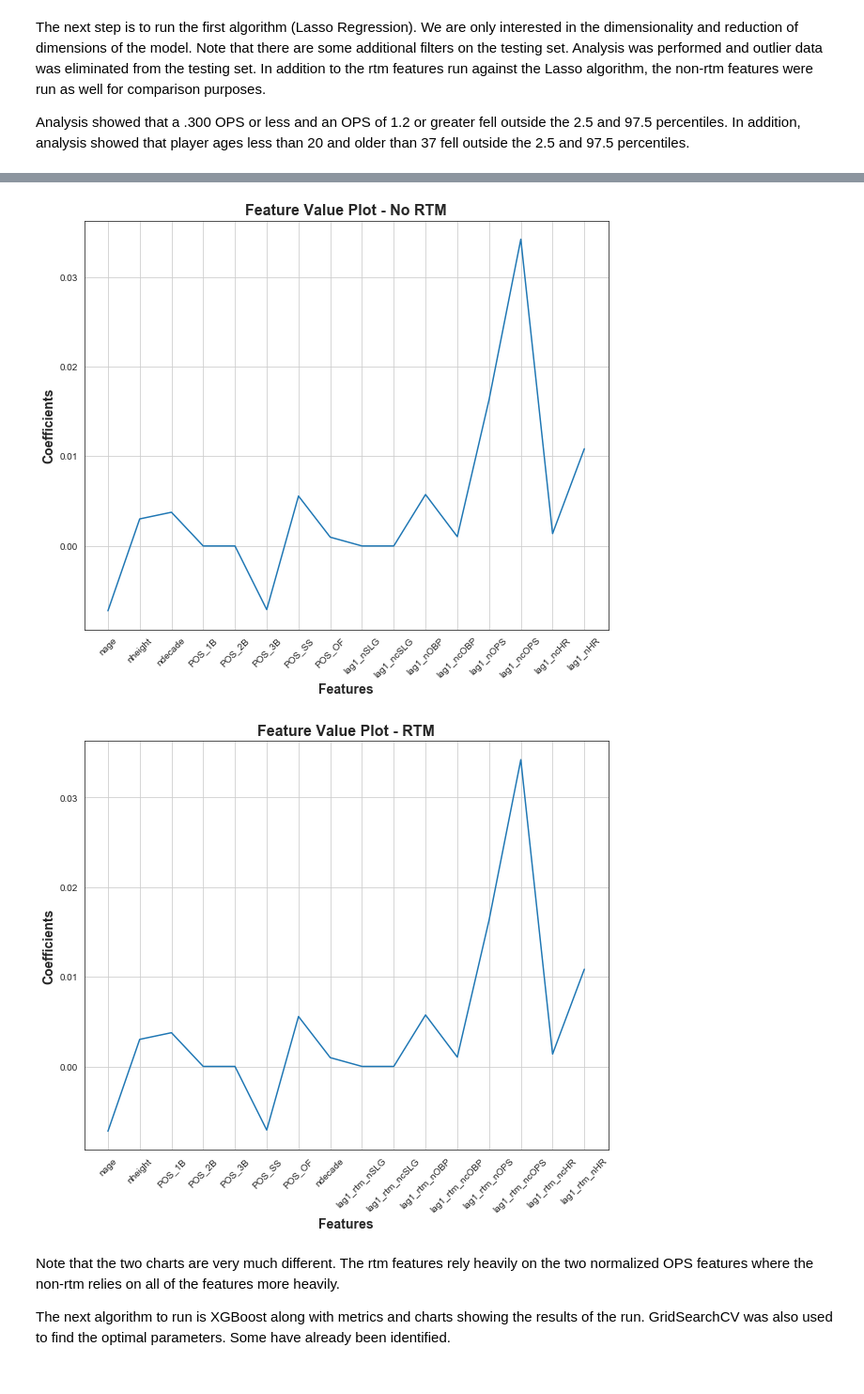
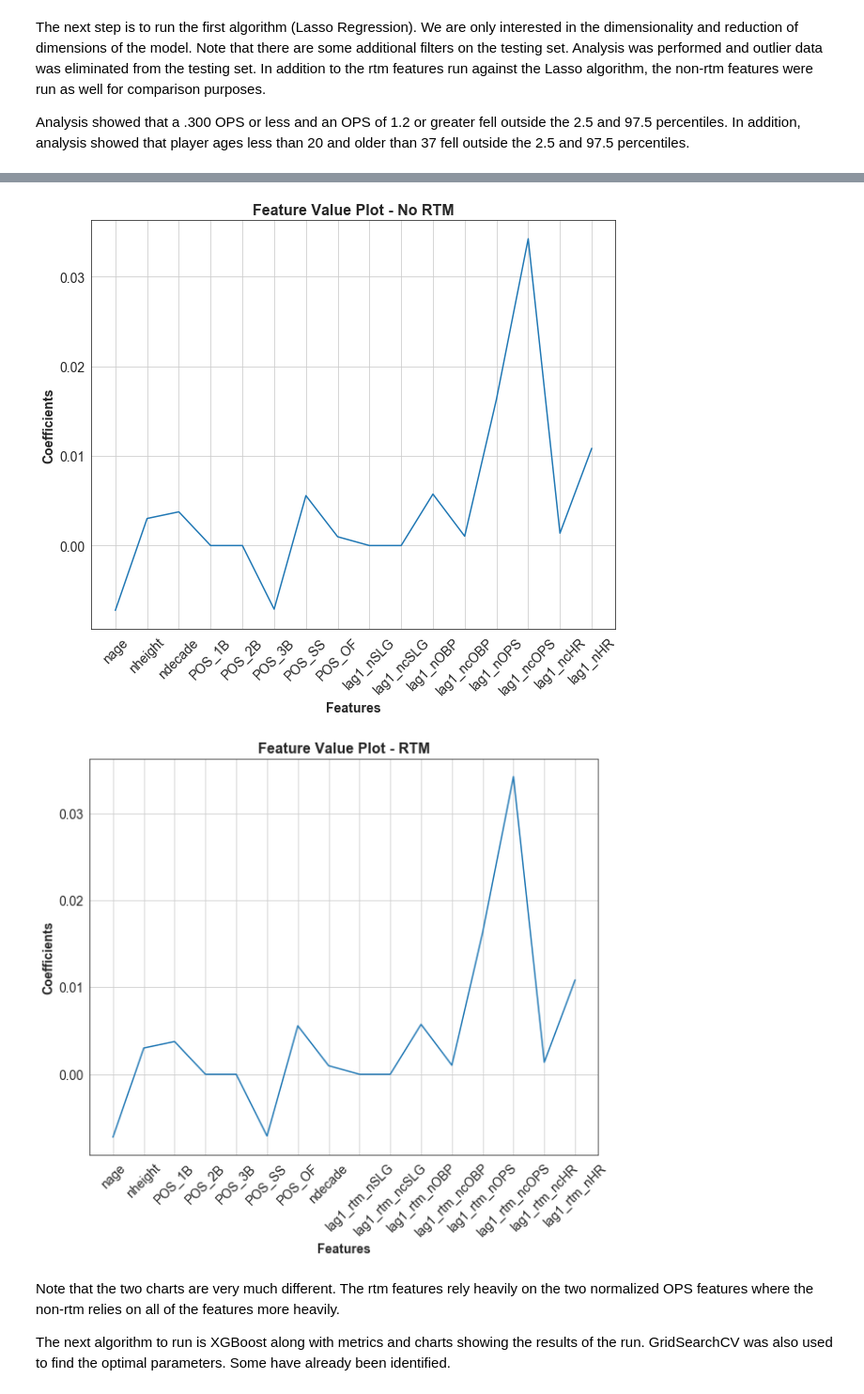
Before and after one commit to paulscheibal/SBDataScienceCert, a Jupyter notebook: CapstoneP1/MachineLearning/MachineLearningStory.ipynb, the cells around one changed output, grey strips where cells are left out. Shown at 94% size. Saved outputs shown, nothing was run; the diff lists cells and outputs as text; code cells hidden in the pictures.

```diff
--- a/CapstoneP1/MachineLearning/MachineLearningStory.ipynb
+++ b/CapstoneP1/MachineLearning/MachineLearningStory.ipynb
@@ -274,35 +299,43 @@ ax.grid()
 plt.plot(range(len(cols)), lasso_coef)
 plt.xticks(range(len(cols)), cols, rotation=45)
 plt.title('Feature Value Plot - No RTM',weight='bold', size=16 )
 plt.xlabel('Features',weight='bold', size=14)
 plt.ylabel('Coefficients',weight='bold', size=14)
+for tick in ax.get_xticklabels():
+    tick.set_fontsize(14)
+for tick in ax.get_yticklabels():
+    tick.set_fontsize(14)
 plt.show()
 #
 #  just want features and which ones provide value - rtm
 #
 # setup model features X and prediction variable y.
 X_train = df_train[feature_list_rtm]
 y_train = df_train.OPS
 X_test = df_test[feature_list_rtm]
 y_test = df_test.OPS
 lasso = Lasso(alpha=0.001, random_state=61)
 lasso_coef = lasso.fit(X_train, y_train).coef_
 cols = feature_list_rtm
 fig, ax = plt.subplots()
 ax.grid()
 plt.plot(range(len(cols)), lasso_coef)
 plt.xticks(range(len(cols)), cols, rotation=45)
 plt.title('Feature Value Plot - RTM',weight='bold', size=16 )
 plt.xlabel('Features',weight='bold', size=14)
 plt.ylabel('Coefficients',weight='bold', size=14)
+for tick in ax.get_xticklabels():
+    tick.set_fontsize(14)
+for tick in ax.get_yticklabels():
+    tick.set_fontsize(14)
 plt.show()
 # %% [output]
 Number of Training Players 1361
 Number of Testing Players 340
 Number of Training Records: 7771
 Number of Testing Records: 1919
-[figure, old version]
+[figure, new version]
-[figure, old version]
+[figure, new version]
 # %% [markdown]
 Note that the two charts are very much different.  The rtm features rely heavily on the two normalized OPS features where the non-rtm relies on all of the features more heavily.
 
```
Also changed, not shown: parts of 10 cells of this notebook, 5 other files.
